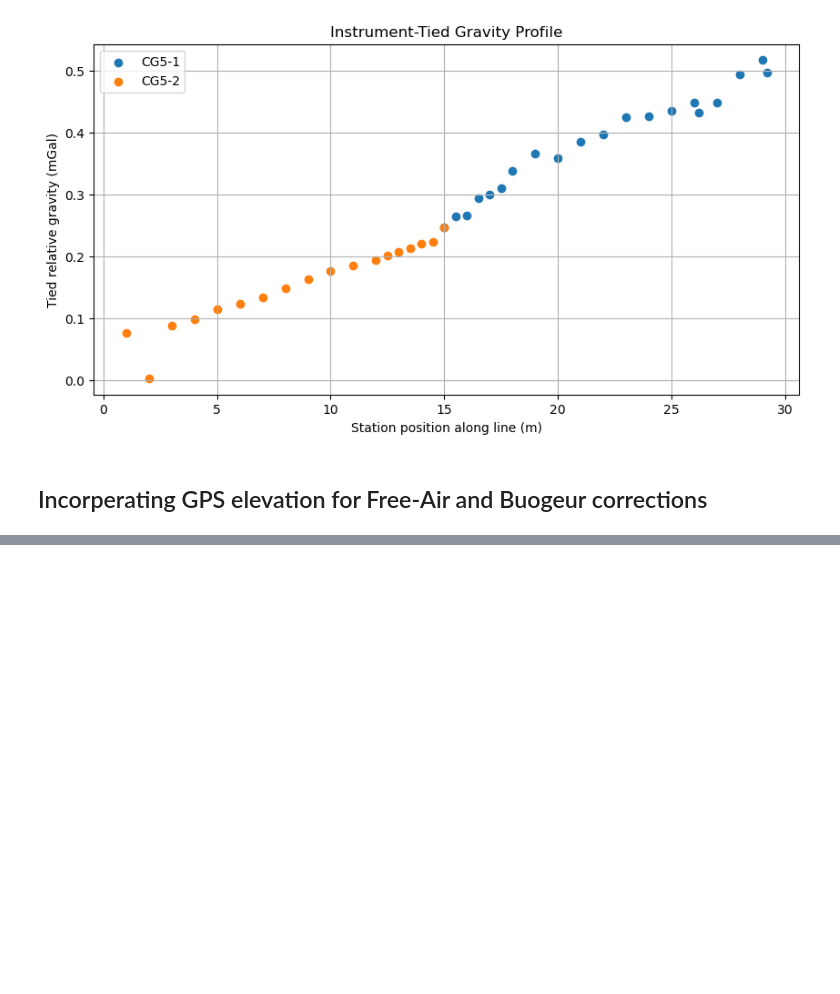
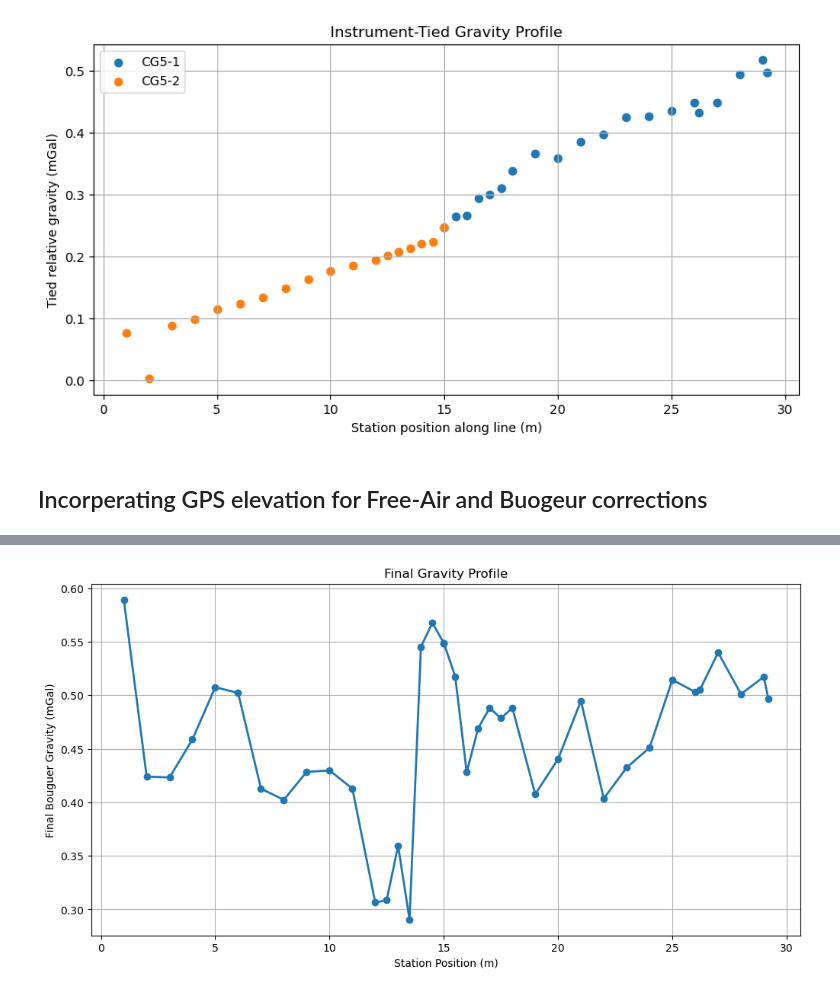
Before and after one commit to tessamurphy16/Geophysical-Characterization-of-the-Historic-Onyx-Mine-in-Steamboat-Springs-CO.-, a Jupyter notebook: notebooks/WORKING ipynb files/gravity_onyx.ipynb, the cells around one changed output, grey strips where cells are left out. Cells and saved outputs as stored; diff of their text form; code cells hidden in the pictures; blank space fills up the shorter version.

```diff
--- a/notebooks/WORKING ipynb files/gravity_onyx.ipynb
+++ b/notebooks/WORKING ipynb files/gravity_onyx.ipynb
@@ -176,0 +426,26 @@ FileNotFoundError: [Errno 2] No such file or directory: '../../data/gravity/raw_
+# %%
+import matplotlib.pyplot as plt
+
+plot_df = (
+    final_gravity
+    .dropna(subset=["gravity_final_mgal"])
+    .sort_values("station")
+)
+
+plt.figure(figsize=(12,6))
+
+plt.plot(
+    plot_df["station"],
+    plot_df["gravity_final_mgal"],
+    marker="o",
+    linewidth=2
+)
+
+plt.xlabel("Station Position (m)")
+plt.ylabel("Final Bouguer Gravity (mGal)")
+plt.title("Final Gravity Profile")
+plt.grid(True)
+
+plt.show()
+# %% [output]
+[figure, added]
```
Also changed, not shown: parts of 10 cells of this notebook, 2 other files.
